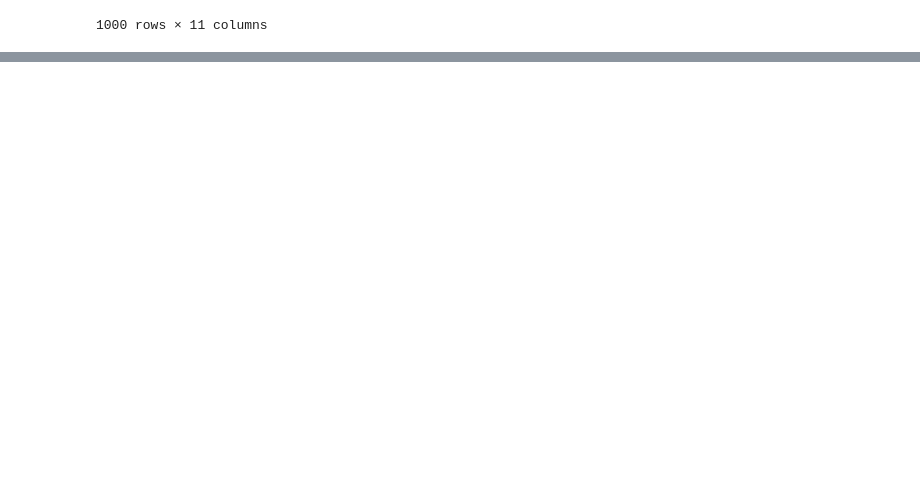
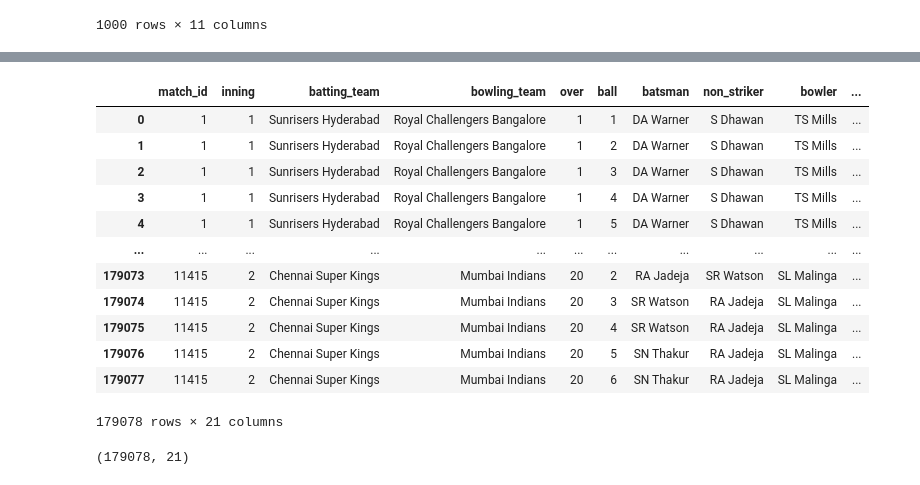
Before and after one commit to Evergreenies/data-science-learning, a Jupyter notebook: pandas-practices/pandas-groupby/pandas-groupby.ipynb, the cells around one changed output, grey strips where cells are left out. Saved outputs shown, nothing was run; the diff lists cells and outputs as text; code cells hidden in the pictures; blank space fills up the shorter version.

```diff
--- a/pandas-practices/pandas-groupby/pandas-groupby.ipynb
+++ b/pandas-practices/pandas-groupby/pandas-groupby.ipynb
@@ -489,0 +567,22 @@ genre.apply(rank_movie)
+# %%
+ipl = pd.read_csv("./deliveries.csv")
+
+ipl
+# %% [output]
+|  | match_id | inning | batting_team | bowling_team | over | ball | batsman | non_striker | bowler | ... |
+| 0 | 1 | 1 | Sunrisers Hyderabad | Royal Challengers Bangalore | 1 | 1 | DA Warner | S Dhawan | TS Mills | ... |
+| 1 | 1 | 1 | Sunrisers Hyderabad | Royal Challengers Bangalore | 1 | 2 | DA Warner | S Dhawan | TS Mills | ... |
+| 2 | 1 | 1 | Sunrisers Hyderabad | Royal Challengers Bangalore | 1 | 3 | DA Warner | S Dhawan | TS Mills | ... |
+| 3 | 1 | 1 | Sunrisers Hyderabad | Royal Challengers Bangalore | 1 | 4 | DA Warner | S Dhawan | TS Mills | ... |
+| 4 | 1 | 1 | Sunrisers Hyderabad | Royal Challengers Bangalore | 1 | 5 | DA Warner | S Dhawan | TS Mills | ... |
+| ... | ... | ... | ... | ... | ... | ... | ... | ... | ... | ... |
+| 179073 | 11415 | 2 | Chennai Super Kings | Mumbai Indians | 20 | 2 | RA Jadeja | SR Watson | SL Malinga | ... |
+| 179074 | 11415 | 2 | Chennai Super Kings | Mumbai Indians | 20 | 3 | SR Watson | RA Jadeja | SL Malinga | ... |
+| 179075 | 11415 | 2 | Chennai Super Kings | Mumbai Indians | 20 | 4 | SR Watson | RA Jadeja | SL Malinga | ... |
+| 179076 | 11415 | 2 | Chennai Super Kings | Mumbai Indians | 20 | 5 | SN Thakur | RA Jadeja | SL Malinga | ... |
+| 179077 | 11415 | 2 | Chennai Super Kings | Mumbai Indians | 20 | 6 | SN Thakur | RA Jadeja | SL Malinga | ... |
+179078 rows × 21 columns
+# %%
+ipl.shape
+# %% [output]
+(179078, 21)
```
Also changed, not shown: parts of 12 cells of this notebook.
